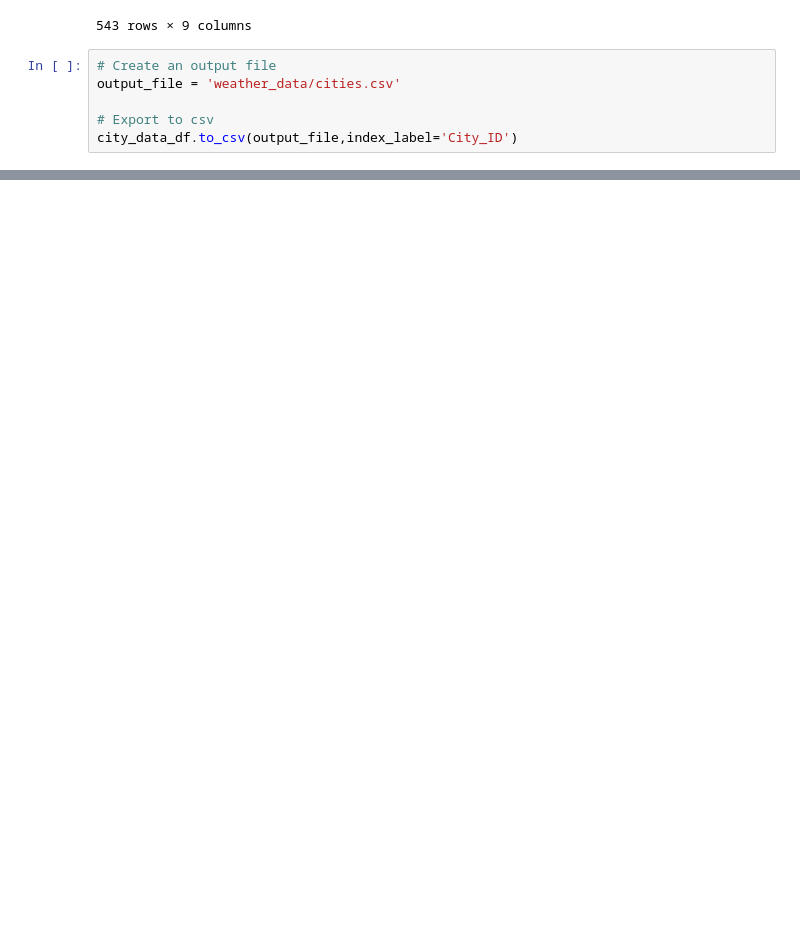
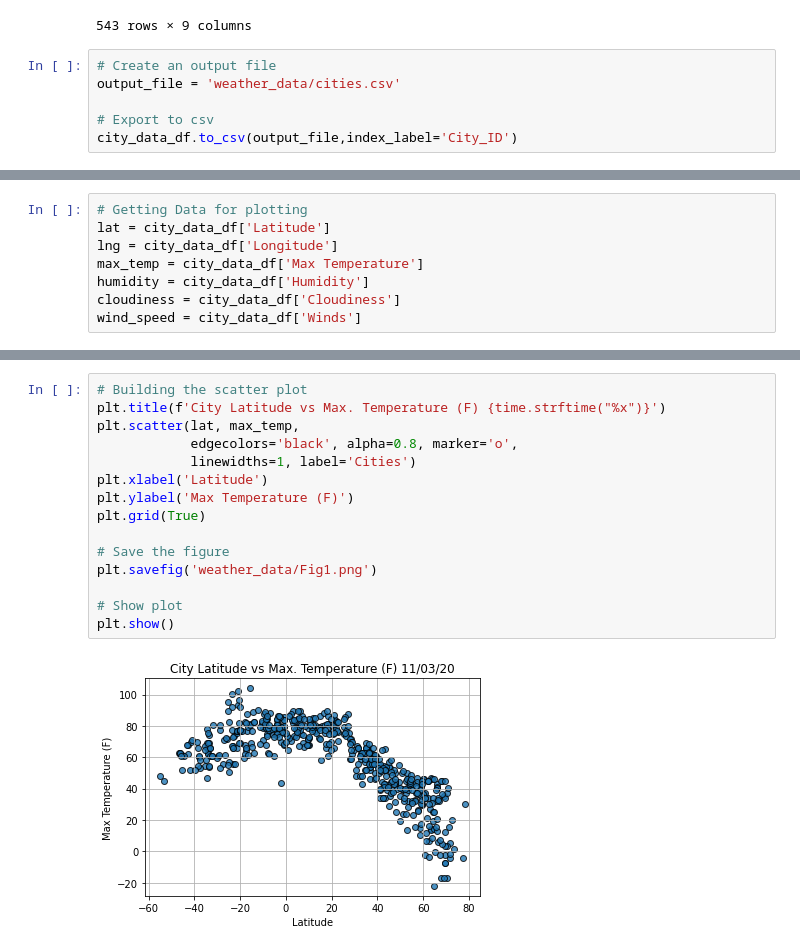
Before and after one commit to mannyinwang/World_Weather-Analysis, a Jupyter notebook: WeatherPy.ipynb, the cells around one changed output, grey strips where cells are left out. Cells and saved outputs as stored; diff of their text form; blank space fills up the shorter version.

Commit message:
Created figures for the analysis

```diff
--- a/WeatherPy.ipynb
+++ b/WeatherPy.ipynb
@@ -245,0 +248,8 @@ city_data_df.to_csv(output_file,index_label='City_ID')
+# %%
+# Getting Data for plotting
+lat = city_data_df['Latitude']
+lng = city_data_df['Longitude']
+max_temp = city_data_df['Max Temperature']
+humidity = city_data_df['Humidity']
+cloudiness = city_data_df['Cloudiness']
+wind_speed = city_data_df['Winds']
@@ -245,0 +264,17 @@ city_data_df.to_csv(output_file,index_label='City_ID')
+# %%
+# Building the scatter plot
+plt.title(f'City Latitude vs Max. Temperature (F) {time.strftime("%x")}')
+plt.scatter(lat, max_temp,
+            edgecolors='black', alpha=0.8, marker='o',
+            linewidths=1, label='Cities')
+plt.xlabel('Latitude')
+plt.ylabel('Max Temperature (F)')
+plt.grid(True)
+
+# Save the figure
+plt.savefig('weather_data/Fig1.png')
+
+# Show plot
+plt.show()
+# %% [output]
+[figure, added]
```
Also changed, not shown: parts of 8 cells of this notebook, 4 other files.
